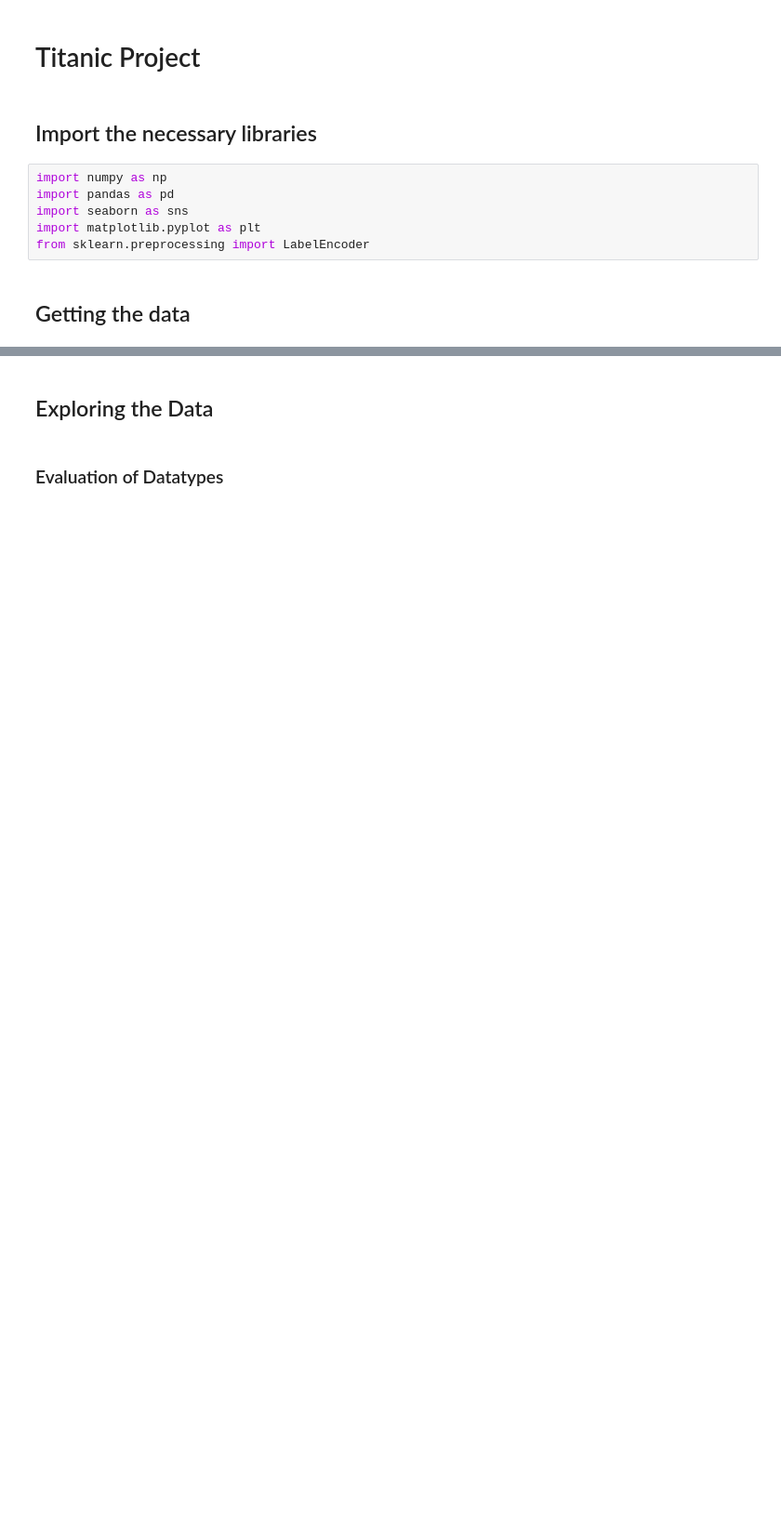
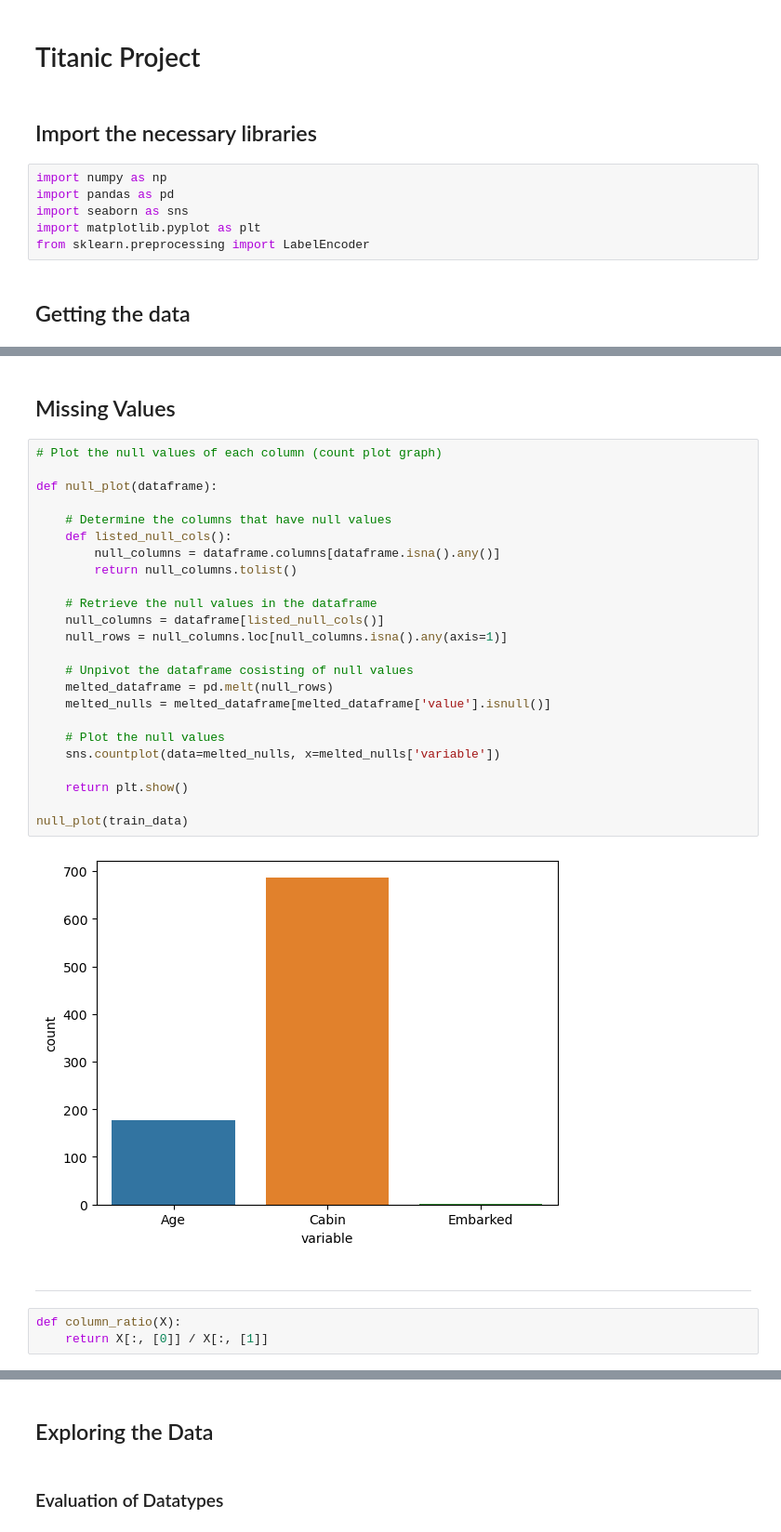
Before and after one commit to wyx-smrf/Windows-Misc, a Jupyter notebook: Titanic Project/titanic project.ipynb, the cells around one changed output, grey strips where cells are left out. Shown: that part at 93% size. Saved outputs shown, nothing was run; the diff lists cells and outputs as text; blank space fills up the shorter version.

```diff
--- a/Titanic Project/titanic project.ipynb
+++ b/Titanic Project/titanic project.ipynb
@@ -42,0 +95,33 @@ df_test.head()
+# %% [markdown]
+## Missing Values
+# %%
+# Plot the null values of each column (count plot graph)
+
+def null_plot(dataframe):
+
+    # Determine the columns that have null values
+    def listed_null_cols():
+        null_columns = dataframe.columns[dataframe.isna().any()]
+        return null_columns.tolist()
+
+    # Retrieve the null values in the dataframe
+    null_columns = dataframe[listed_null_cols()]
+    null_rows = null_columns.loc[null_columns.isna().any(axis=1)]
+
+    # Unpivot the dataframe cosisting of null values
+    melted_dataframe = pd.melt(null_rows)
+    melted_nulls = melted_dataframe[melted_dataframe['value'].isnull()]
+
+    # Plot the null values
+    sns.countplot(data=melted_nulls, x=melted_nulls['variable'])
+
+    return plt.show()
+
+null_plot(train_data)
+# %% [output]
+[figure, added]
+# %% [markdown]
+----
+# %%
+def column_ratio(X):
+    return X[:, [0]] / X[:, [1]]
```
Also changed, not shown: parts of 49 cells of this notebook, 3 other files.
